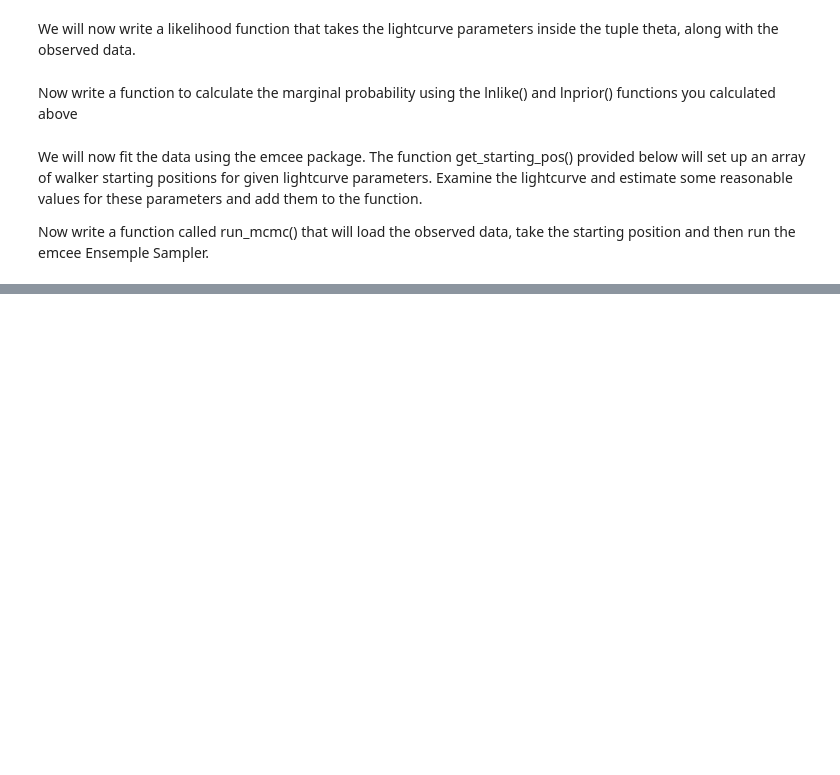
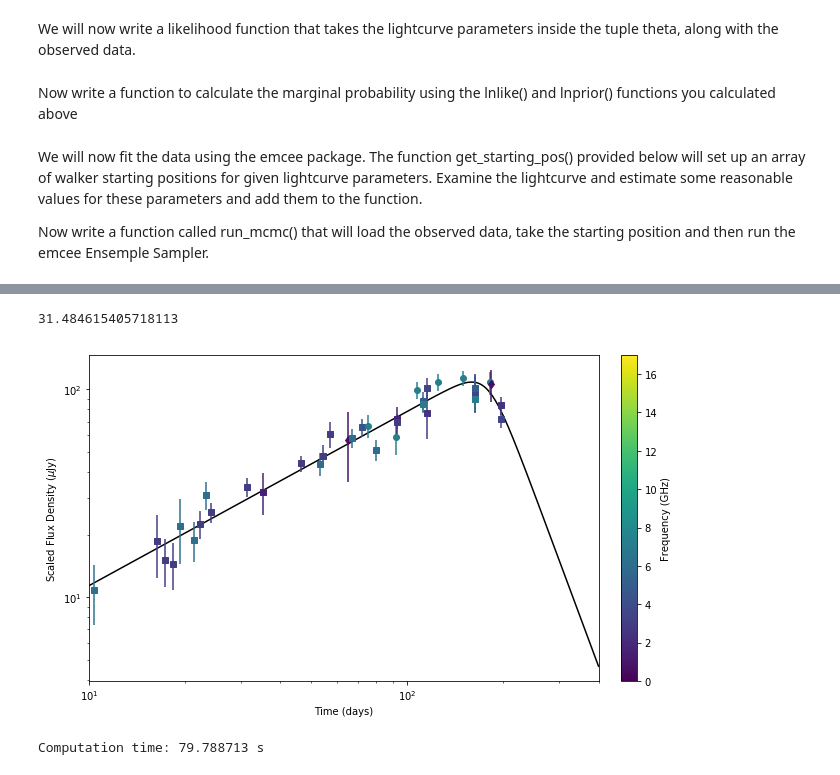
Before and after one commit to ddobie/growth-winter-school-2018, a Jupyter notebook: full_solutions.ipynb, the cells around one changed output, grey strips where cells are left out. Saved outputs shown, nothing was run; the diff lists cells and outputs as text; code cells hidden in the pictures; blank space fills up the shorter version.

```diff
--- a/full_solutions.ipynb
+++ b/full_solutions.ipynb
@@ -57,7 +55,7 @@ def cmap_setup(cmap='viridis', min_freq=0, max_freq=17):
     return sm
 
 
-def make_plot(data, scaled=False):
+def make_plot(data, scaled=False, model=None, params=None, tvals=np.arange(10,400)):
     fig = plt.figure(figsize=(10,6))
     ax = fig.add_subplot(111)
 
@@ -76,6 +74,9 @@ def make_plot(data, scaled=False):
     else:
         ax.set_ylabel('Flux Density ($\mu$Jy)')
 
+    if model:
+        plot_model(model, params, tvals, ax)
+
     ax.set_xlim(10,400)
 
 make_plot(data)
@@ -258,0 +277,37 @@ make_corner_plot(good_chain)
+# %%
+def calc_chi2(best_params, param_names, model, data, nu0=3.0):
+    args = []
+    for param in param_names:
+        val = best_params[param][0]
+        args.append(val)
+
+    best_fit = model(data['delta_t'], nu0, *args)
+
+    chi2 = np.sum((best_fit-data['scaled_flux'])**2/data['scaled_rms']**2)
+
+    return chi2
+
+param_names = ['F_peak', 't_peak', 'delta_1', 'delta_2', 'alpha', 'log_s']
+
+chi2_best = calc_chi2(best_params, param_names, smooth_broken_power_law, tdata)
+print(chi2_best)
+# %% [output]
+31.484615405718113
+# %%
+def plot_model(model, params, tvals, ax):
+    best_fit = model(tvals, 3.0, *params)
+
+    ax.plot(tvals,best_fit,marker='',linestyle='-',c='k',linewidth=1.5,zorder=0)
+
+    return
+
+args = []
+for param in param_names:
+    val = best_params[param][0]
+    args.append(val)
+
+plotting_data = scale_data(tdata, best_params['alpha'][0],np.max(best_params['alpha'][1:]))
+
+make_plot(plotting_data,scaled=True,model=smooth_broken_power_law,params=args)
+# %% [output]
+[figure, added]
@@ -258,0 +369,4 @@ make_corner_plot(good_chain)
+# %%
+sampler_noturnover = run_mcmc_noturnover(tdata)
+# %% [output]
+Computation time: 79.788713 s
```
Also changed, not shown: parts of 14 cells of this notebook.
